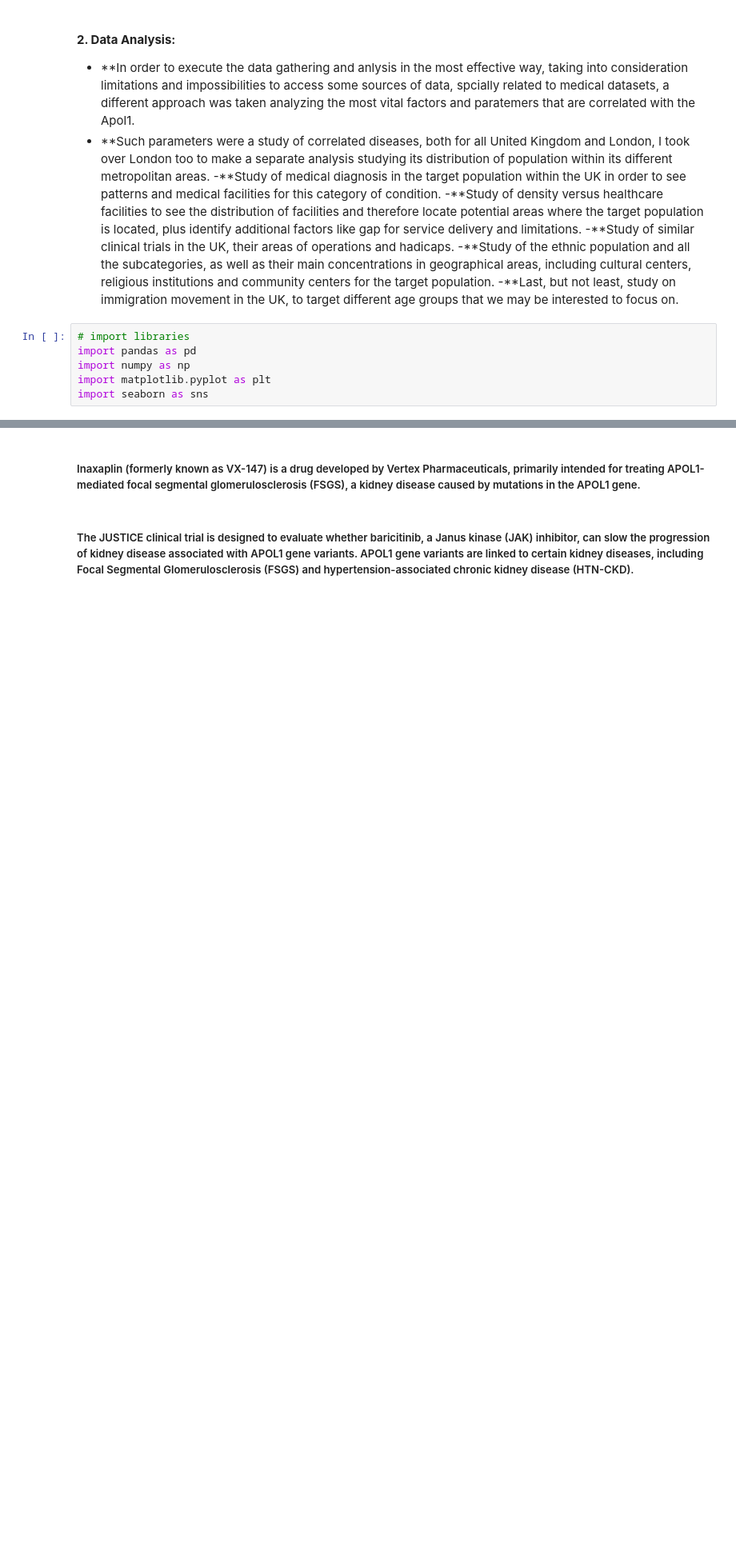
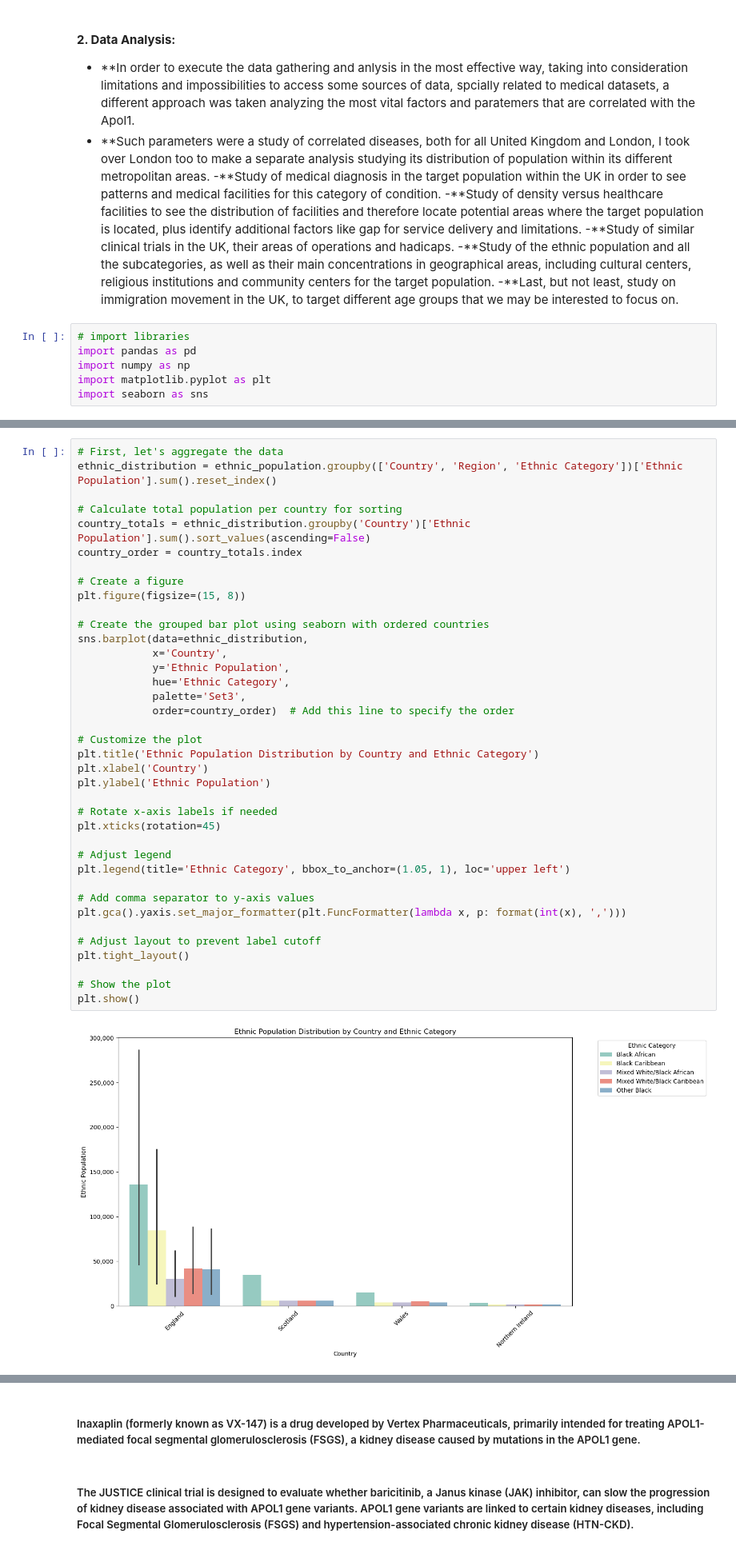
Before and after one commit to CesarChaparro1974/Dashboard-Development-for-Apol1-patients-in-UK, a Jupyter notebook: Project/notebook.ipynb, the cells around one changed output, grey strips where cells are left out. Shown at 80% size. Drawn from its saved outputs; the diff is of its cells as text; blank space fills up the shorter version.

```diff
--- a/Project/notebook.ipynb
+++ b/Project/notebook.ipynb
@@ -28,0 +66,40 @@ import seaborn as sns
+# %%
+# First, let's aggregate the data
+ethnic_distribution = ethnic_population.groupby(['Country', 'Region', 'Ethnic Category'])['Ethnic Population'].sum().reset_index()
+
+# Calculate total population per country for sorting
+country_totals = ethnic_distribution.groupby('Country')['Ethnic Population'].sum().sort_values(ascending=False)
+country_order = country_totals.index
+
+# Create a figure
+plt.figure(figsize=(15, 8))
+
+# Create the grouped bar plot using seaborn with ordered countries
+sns.barplot(data=ethnic_distribution,
+            x='Country',
+            y='Ethnic Population',
+            hue='Ethnic Category',
+            palette='Set3',
+            order=country_order)  # Add this line to specify the order
+
+# Customize the plot
+plt.title('Ethnic Population Distribution by Country and Ethnic Category')
+plt.xlabel('Country')
+plt.ylabel('Ethnic Population')
+
+# Rotate x-axis labels if needed
+plt.xticks(rotation=45)
+
+# Adjust legend
+plt.legend(title='Ethnic Category', bbox_to_anchor=(1.05, 1), loc='upper left')
+
+# Add comma separator to y-axis values
+plt.gca().yaxis.set_major_formatter(plt.FuncFormatter(lambda x, p: format(int(x), ',')))
+
+# Adjust layout to prevent label cutoff
+plt.tight_layout()
+
+# Show the plot
+plt.show()
+# %% [output]
+[figure, added]
```
Also changed, not shown: parts of 121 cells of this notebook, 8 other files.
